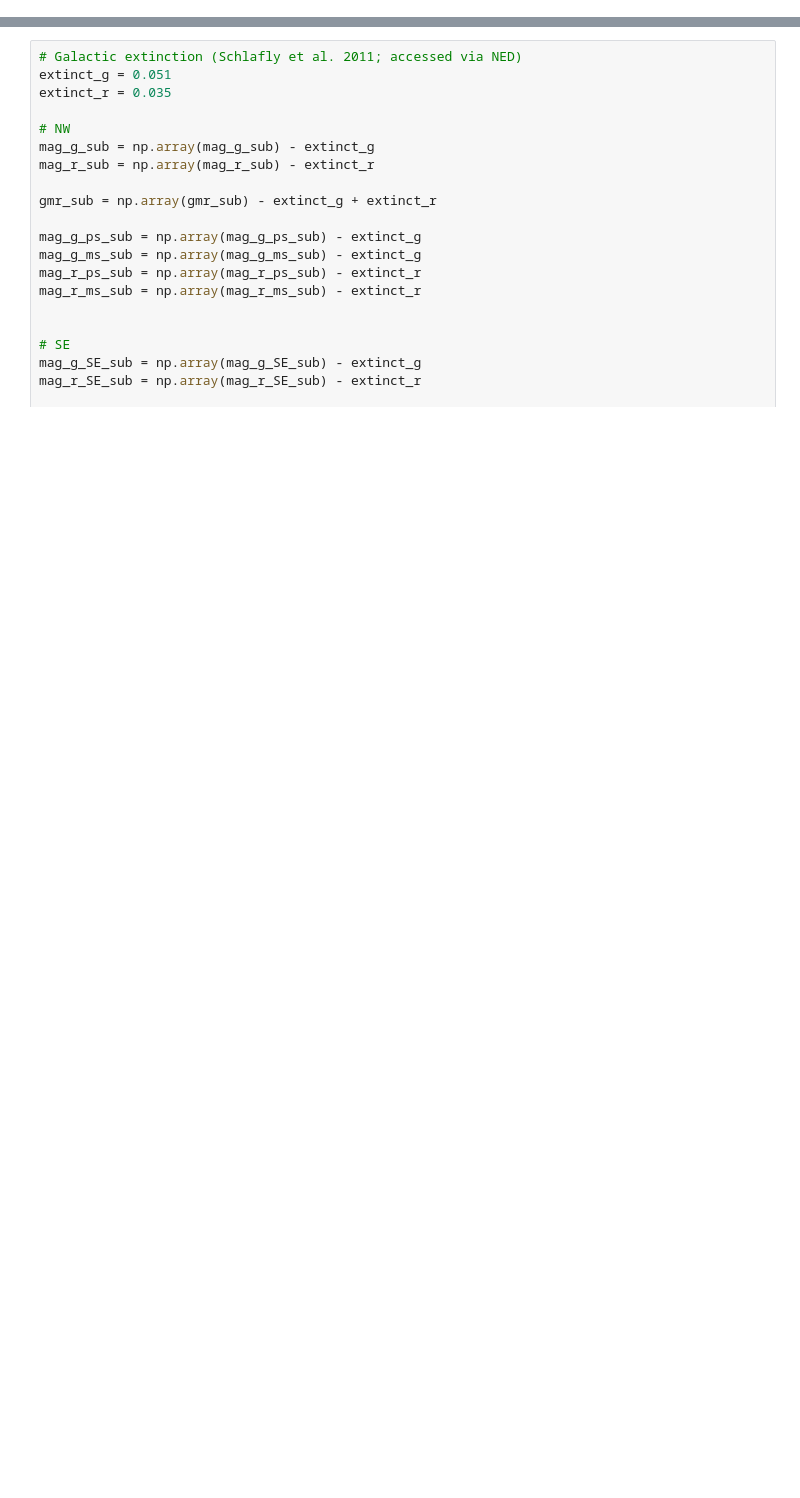
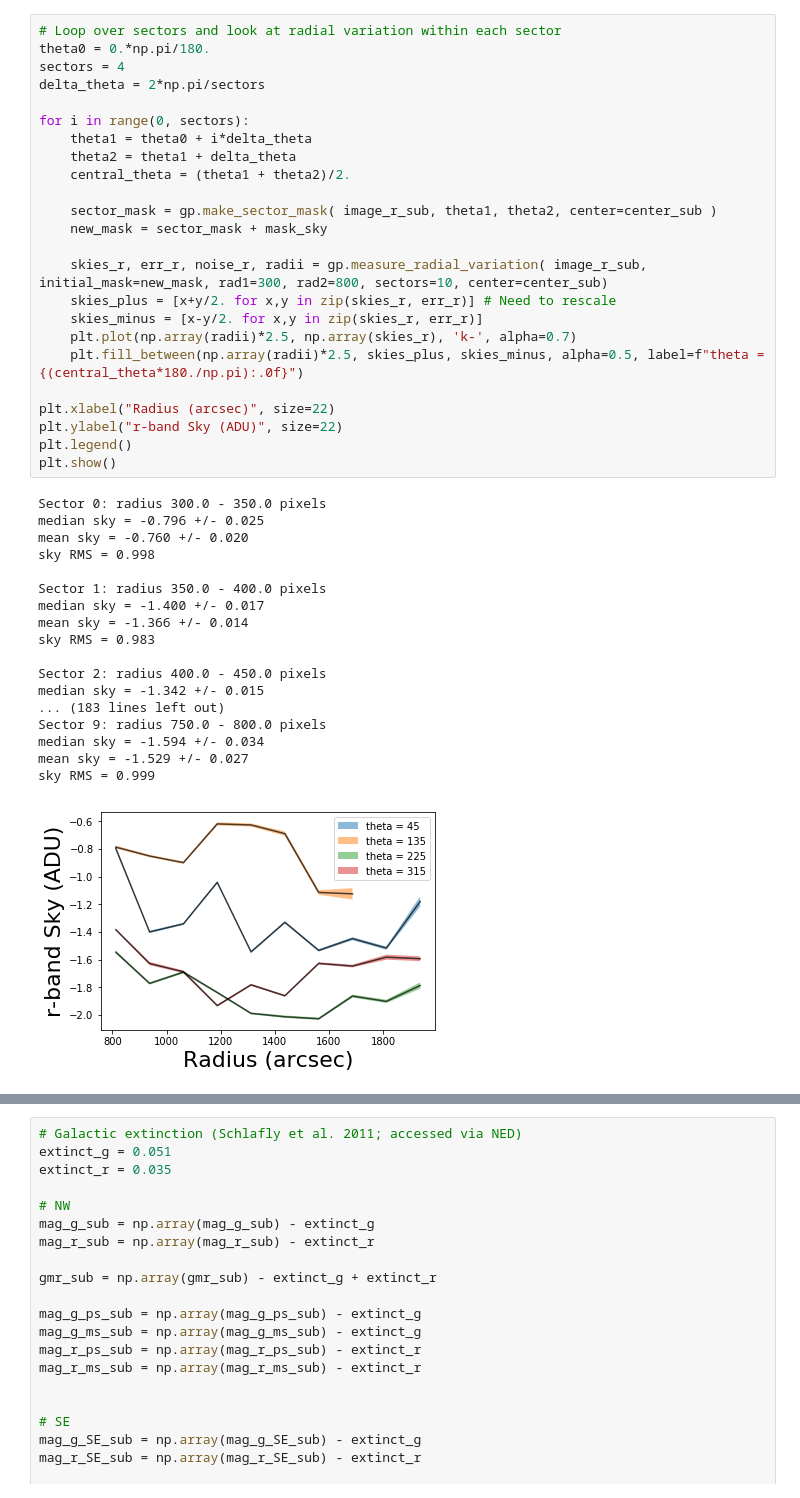
Before and after one commit to cgilhuly/papers, a Jupyter notebook: 2019/NGC4565_disc/NGC4565_slice_profiles.ipynb, the cells around one changed output, grey strips where cells are left out. Drawn from its saved outputs; the diff is of its cells as text; blank space fills up the shorter version.

```diff
--- a/2019/NGC4565_disc/NGC4565_slice_profiles.ipynb
+++ b/2019/NGC4565_disc/NGC4565_slice_profiles.ipynb
@@ -50,0 +107,43 @@ Will consider change in sky (within given quadrant) inside/outside designated sk
+# %%
+# Loop over sectors and look at radial variation within each sector
+theta0 = 0.*np.pi/180.
+sectors = 4
+delta_theta = 2*np.pi/sectors
+
+for i in range(0, sectors):
+    theta1 = theta0 + i*delta_theta
+    theta2 = theta1 + delta_theta
+    central_theta = (theta1 + theta2)/2.
+
+    sector_mask = gp.make_sector_mask( image_r_sub, theta1, theta2, center=center_sub )
+    new_mask = sector_mask + mask_sky
+
+    skies_r, err_r, noise_r, radii = gp.measure_radial_variation( image_r_sub, initial_mask=new_mask, rad1=300, rad2=800, sectors=10, center=center_sub)
+    skies_plus = [x+y/2. for x,y in zip(skies_r, err_r)] # Need to rescale
+    skies_minus = [x-y/2. for x,y in zip(skies_r, err_r)]
+    plt.plot(np.array(radii)*2.5, np.array(skies_r), 'k-', alpha=0.7)
+    plt.fill_between(np.array(radii)*2.5, skies_plus, skies_minus, alpha=0.5, label=f"theta = {(central_theta*180./np.pi):.0f}")
+
+plt.xlabel("Radius (arcsec)", size=22)
+plt.ylabel("r-band Sky (ADU)", size=22)
+plt.legend()
+plt.show()
+# %% [output]
+Sector 0: radius 300.0 - 350.0 pixels
+median sky = -0.796 +/- 0.025
+mean sky = -0.760 +/- 0.020
+sky RMS = 0.998
+
+Sector 1: radius 350.0 - 400.0 pixels
+median sky = -1.400 +/- 0.017
+mean sky = -1.366 +/- 0.014
+sky RMS = 0.983
+
+Sector 2: radius 400.0 - 450.0 pixels
+median sky = -1.342 +/- 0.015
+... (183 lines left out)
+Sector 9: radius 750.0 - 800.0 pixels
+median sky = -1.594 +/- 0.034
+mean sky = -1.529 +/- 0.027
+sky RMS = 0.999
+[figure, added]
```
Also changed, not shown: parts of 27 cells of this notebook, 1 other file.
